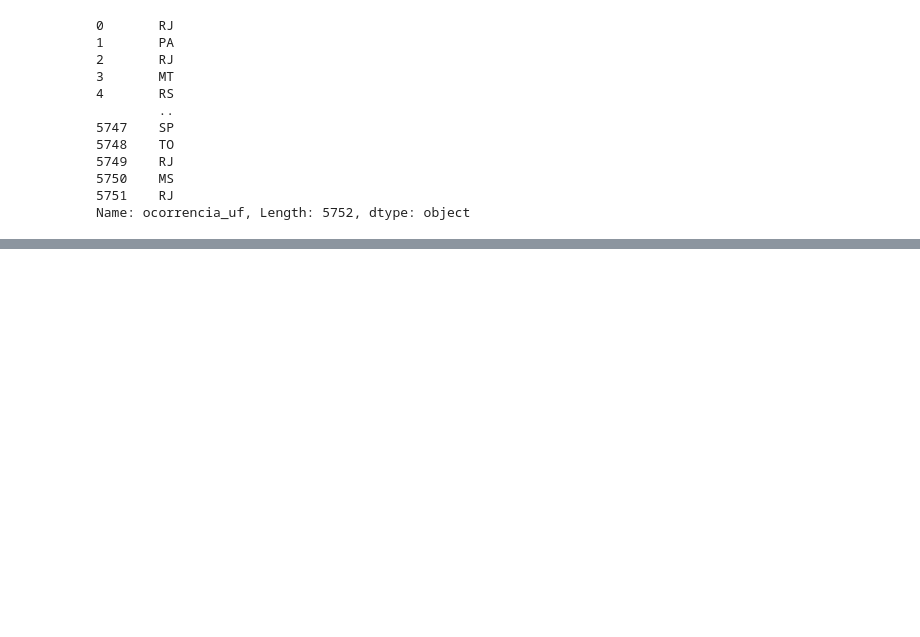
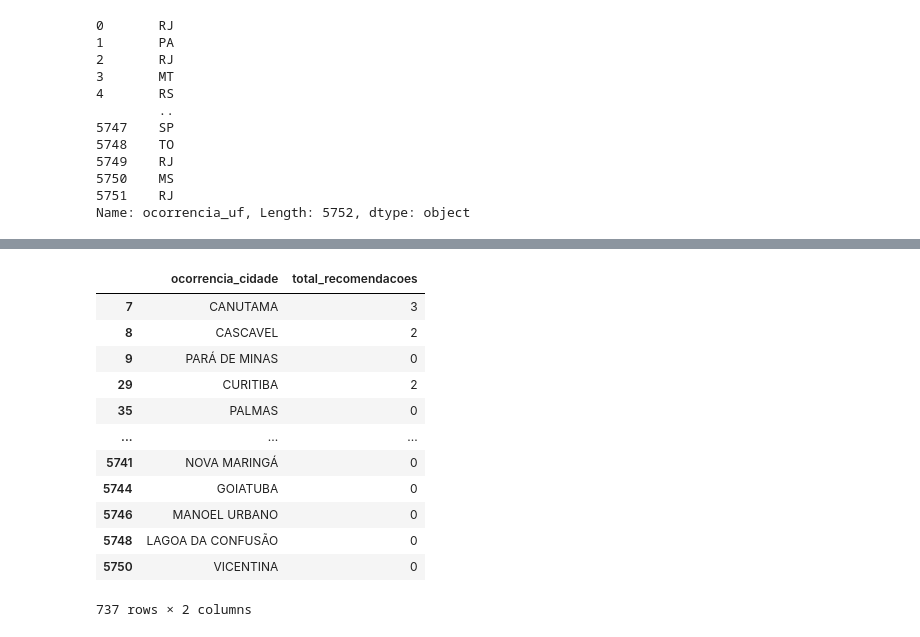
Before and after one commit to jpablolima/etl-python, a Jupyter notebook: transformacao_de_dados.ipynb, the cells around one changed output, grey strips where cells are left out. Saved outputs shown, nothing was run; the diff lists cells and outputs as text; code cells hidden in the pictures; blank space fills up the shorter version.

```diff
--- a/transformacao_de_dados.ipynb
+++ b/transformacao_de_dados.ipynb
@@ -120,0 +205,18 @@ Name: ocorrencia_uf, Length: 5752, dtype: object
+# %%
+# ocorrências com classificação == INCIDENTE GRAVE
+filtro = df.ocorrencia_classificacao == 'INCIDENTE GRAVE'
+df.loc[filtro, ['ocorrencia_cidade', 'total_recomendacoes']]
+# %% [output]
+|  | ocorrencia_cidade | total_recomendacoes |
+| 7 | CANUTAMA | 3 |
+| 8 | CASCAVEL | 2 |
+| 9 | PARÁ DE MINAS | 0 |
+| 29 | CURITIBA | 2 |
+| 35 | PALMAS | 0 |
+| ... | ... | ... |
+| 5741 | NOVA MARINGÁ | 0 |
+| 5744 | GOIATUBA | 0 |
+| 5746 | MANOEL URBANO | 0 |
+| 5748 | LAGOA DA CONFUSÃO | 0 |
+| 5750 | VICENTINA | 0 |
+737 rows × 2 columns
```
Also changed, not shown: parts of 7 cells of this notebook.
